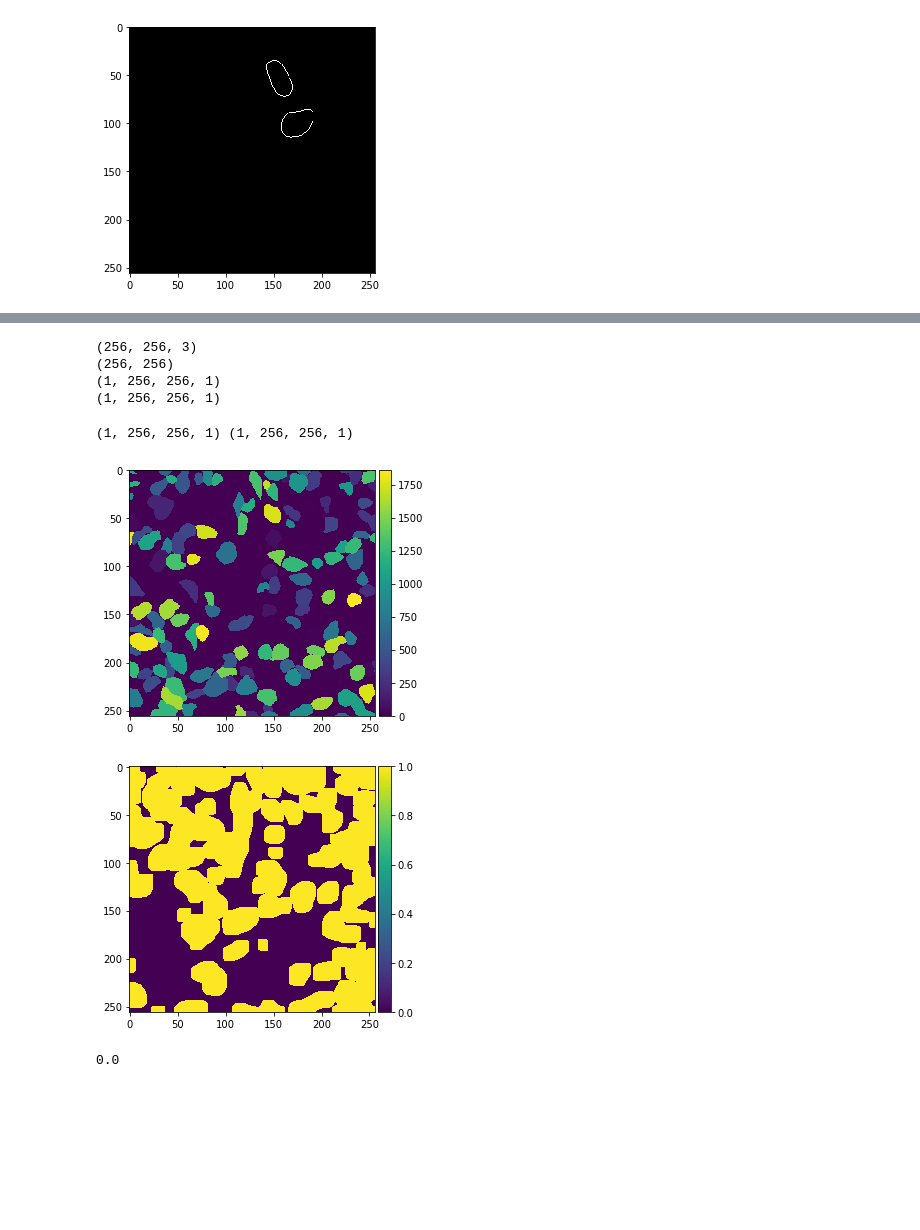
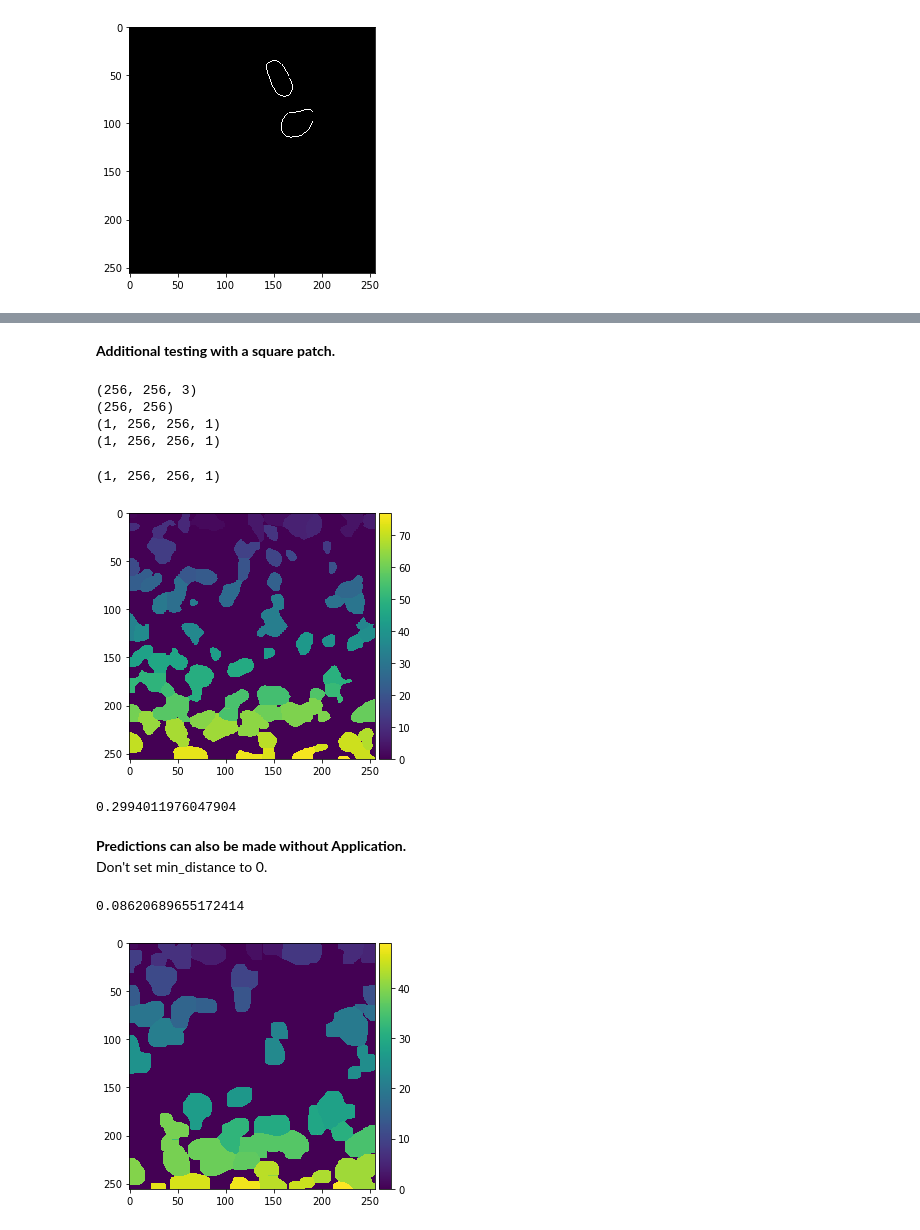
Before and after one commit to youyifong/dense_cell_segmentation, a Jupyter notebook: DeepCell_demo_train_pred_nuclear.ipynb, the cells around one changed output, grey strips where cells are left out. Drawn from its saved outputs; the diff is of its cells as text; code cells hidden in the pictures; blank space fills up the shorter version.

```diff
--- a/DeepCell_demo_train_pred_nuclear.ipynb
+++ b/DeepCell_demo_train_pred_nuclear.ipynb
@@ -50,7 +54,7 @@ phase = deepcell.datasets.Dataset(
 )
 # %%
 dataset = nuclear  # nuclear, phase, fluo_cyto
-model_name = 'nuclear_deep_watershed'
+model_name = 'nuclear2_deep_watershed'
 
 min_objects = 2
 
@@ -248,3 +315,5 @@ syotil.csi(y_test[1,:,:,0], masks[1,:,:,0])
+# %% [markdown]
+**Additional testing with a square patch.**
 # %%
 # read CD3 data
 
@@ -288,6 +357,22 @@ val_cd3 = datagen_val.flow(
 (256, 256)
 (1, 256, 256, 1)
 (1, 256, 256, 1)
+# %%
+y, tile_info = app._tile_input(X_cd3)
+print(y.shape)
+#print(tile_info)
+pred = app.predict(y, image_mpp=1)  #, image_mpp=1 0.299, with default image_mpp 0.65, it is 0.09
+prd = app._untile_output(pred, tile_info)
+io.imshow(prd[0,:,:,0])
+plt.show()
+syotil.csi(y_cd3[0,:,:,0], prd[0,:,:,0]) #
+# %% [output]
+(1, 256, 256, 1)
+[figure, added]
+0.2994011976047904
+# %% [markdown]
+**Predictions can also be made without Application.**<br>
+Don't set min_distance to 0.
 # %%
 # make predictions on CD3 data
 start = default_timer()
@@ -296,23 +381,22 @@ watershed_time = default_timer() - start
 
 pred_cd3 = deep_watershed(
     test_images,
-    min_distance=0,
+    min_distance=10, # this should not be set to 0, https://github.com/vanvalenlab/deepcell-toolbox/blob/master/deepcell_toolbox/deep_watershed.py
     detection_threshold=0.001,
     distance_threshold=0.0,
     exclude_border=False,
     small_objects_threshold=0)
+
+syotil.csi(y_cd3[0,:,:,0], pred_cd3[0,:,:,0])
+# %% [output]
+0.08620689655172414
 # %%
-print(y_cd3.shape, pred_cd3.shape)
-io.imshow(y_cd3[0,:,:,0])
-plt.show()
+#print(y_cd3.shape, pred_cd3.shape)
+# io.imshow(y_cd3[0,:,:,0])
+# plt.show()
 io.imshow(pred_cd3[0,:,:,0])
 plt.show()
-syotil.csi(y_cd3[0,:,:,0], pred_cd3[0,:,:,0])
-# the cyto_fluo training data cells are bigger than CD3 cells
 # %% [output]
-(1, 256, 256, 1) (1, 256, 256, 1)
-[figure, old version]
+[figure, new version]
-[figure, removed]
-0.0
 # %%
 # fit again with K data
```
Also changed, not shown: parts of 18 cells of this notebook, 4 other files.
